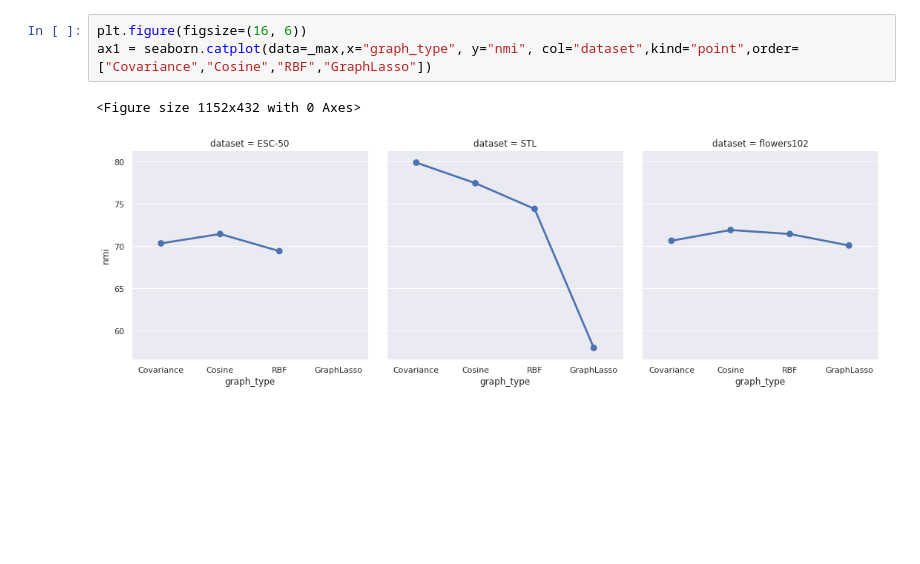
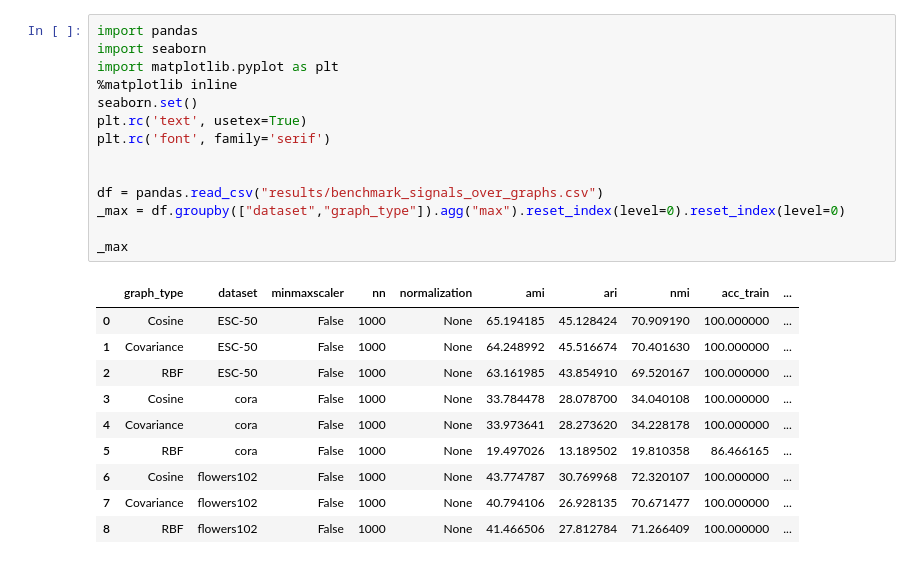
Before and after one commit to cadurosar/benchmark_graphinference, a Jupyter notebook: draw_figures.ipynb, the cells around one changed output. Drawn from its saved outputs; the diff is of its cells as text; blank space fills up the shorter version.

```diff
--- a/draw_figures.ipynb
+++ b/draw_figures.ipynb
@@ -16,6 +26,25 @@ ax1 = seaborn.catplot(data=_max,x="graph_type", y="ami", col="dataset",kind="poi
-# %%
-plt.figure(figsize=(16, 6))
-ax1 = seaborn.catplot(data=_max,x="graph_type", y="nmi", col="dataset",kind="point",order=["Covariance","Cosine","RBF","GraphLasso"])
-# %% [output]
-<Figure size 1152x432 with 0 Axes>
-[figure, removed]
+# %%
+import pandas
+import seaborn
+import matplotlib.pyplot as plt
+%matplotlib inline
+seaborn.set()
+plt.rc('text', usetex=True)
+plt.rc('font', family='serif')
+
+
+df = pandas.read_csv("results/benchmark_signals_over_graphs.csv")
+_max = df.groupby(["dataset","graph_type"]).agg("max").reset_index(level=0).reset_index(level=0)
+
+_max
+# %% [output]
+|  | graph_type | dataset | minmaxscaler | nn | normalization | ami | ari | nmi | acc_train | ... |
+| 0 | Cosine | ESC-50 | False | 1000 | None | 65.194185 | 45.128424 | 70.909190 | 100.000000 | ... |
+| 1 | Covariance | ESC-50 | False | 1000 | None | 64.248992 | 45.516674 | 70.401630 | 100.000000 | ... |
+| 2 | RBF | ESC-50 | False | 1000 | None | 63.161985 | 43.854910 | 69.520167 | 100.000000 | ... |
+| 3 | Cosine | cora | False | 1000 | None | 33.784478 | 28.078700 | 34.040108 | 100.000000 | ... |
+| 4 | Covariance | cora | False | 1000 | None | 33.973641 | 28.273620 | 34.228178 | 100.000000 | ... |
+| 5 | RBF | cora | False | 1000 | None | 19.497026 | 13.189502 | 19.810358 | 86.466165 | ... |
+| 6 | Cosine | flowers102 | False | 1000 | None | 43.774787 | 30.769968 | 72.320107 | 100.000000 | ... |
+| 7 | Covariance | flowers102 | False | 1000 | None | 40.794106 | 26.928135 | 70.671477 | 100.000000 | ... |
+| 8 | RBF | flowers102 | False | 1000 | None | 41.466506 | 27.812784 | 71.266409 | 100.000000 | ... |
```
Also changed, not shown: parts of 6 cells of this notebook, 17 other files.
